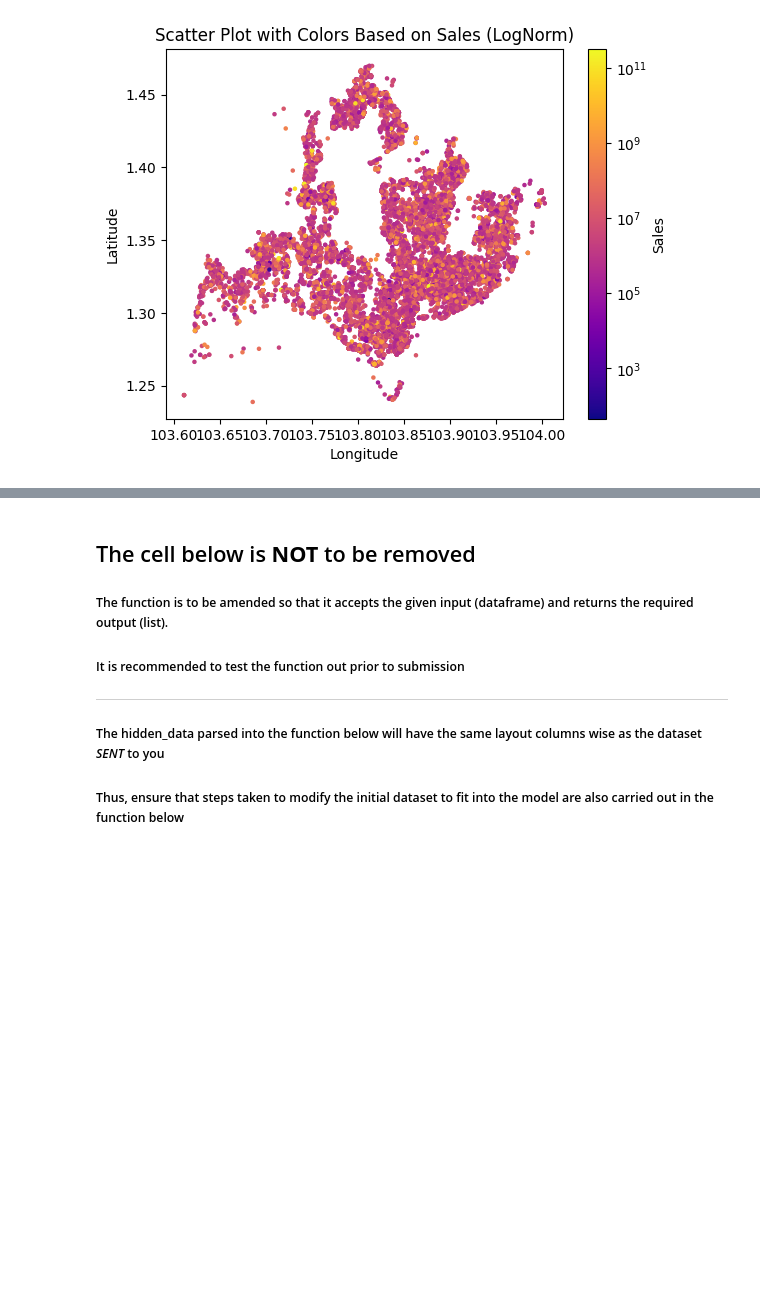
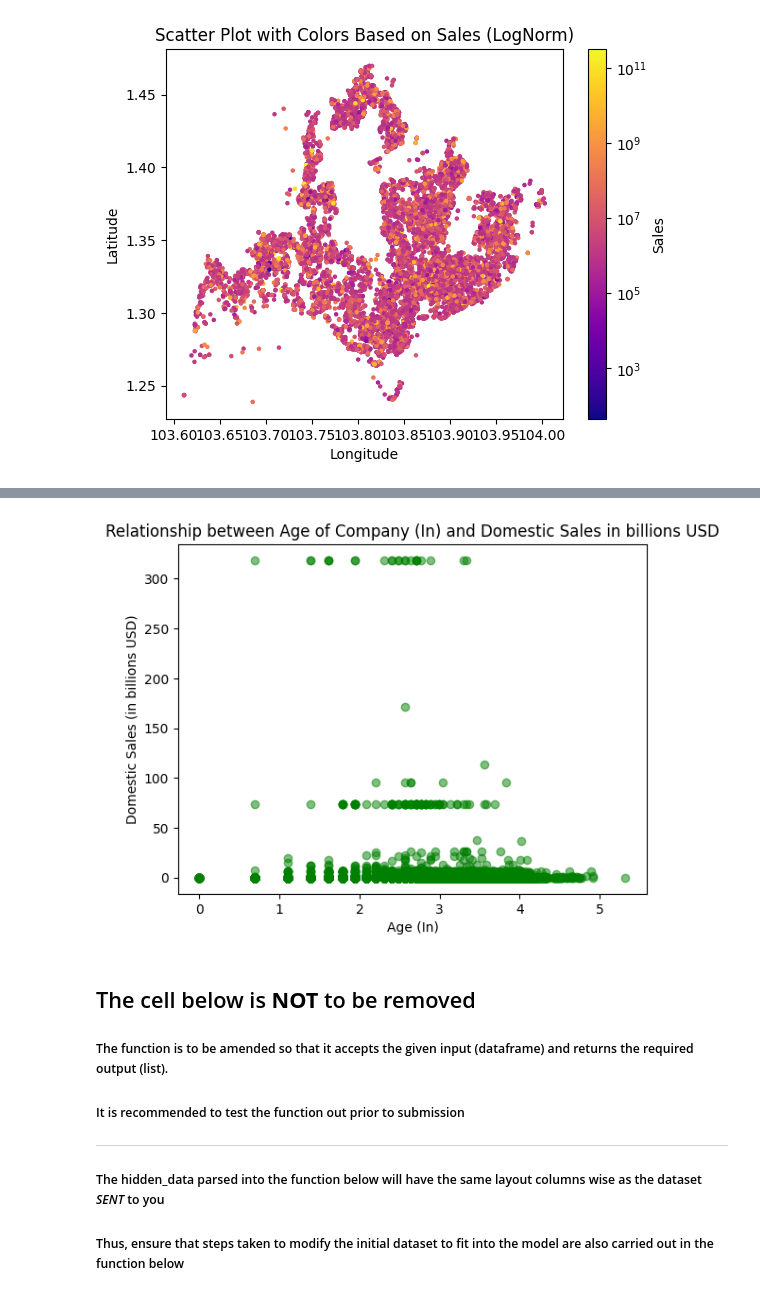
Before and after one commit to Therulow/NUS-SDS-Datathon-Champion-Group315, a Jupyter notebook: NUS_DATATHON_CHAMPION_TEAM NAME.ipynb, the cells around one changed output, grey strips where cells are left out. Drawn from its saved outputs; the diff is of its cells as text; code cells hidden in the pictures; blank space fills up the shorter version.

```diff
--- a/NUS_DATATHON_CHAMPION_TEAM NAME.ipynb
+++ b/NUS_DATATHON_CHAMPION_TEAM NAME.ipynb
@@ -269,3 +336,22 @@ plt.show()
+# %%
+# Age vs Domestic Sales
+
+# Check max age of companies
+data['Age'].max()
+# Check min age of companies
+data['Age'].min()
+# Check median age of companies
+data['Age'].median()
+
+plt.scatter(np.log(data['Age']), dsales, color= 'green', alpha=0.5)
+plt.xlabel('Age (In)')
+plt.ylabel('Domestic Sales (in billions USD)')
+plt.title('Relationship between Age of Company (In) and Domestic Sales in billions USD')
+plt.show()
+
+# Comments: Companies aged between 7 and 33 years old generally have higher domestic sales
+# %% [output]
+[figure, added]
 # %% [markdown]
 ## The cell below is **NOT** to be removed
 ##### The function is to be amended so that it accepts the given input (dataframe) and returns the required output (list).
```
Also changed, not shown: parts of 4 cells of this notebook.
